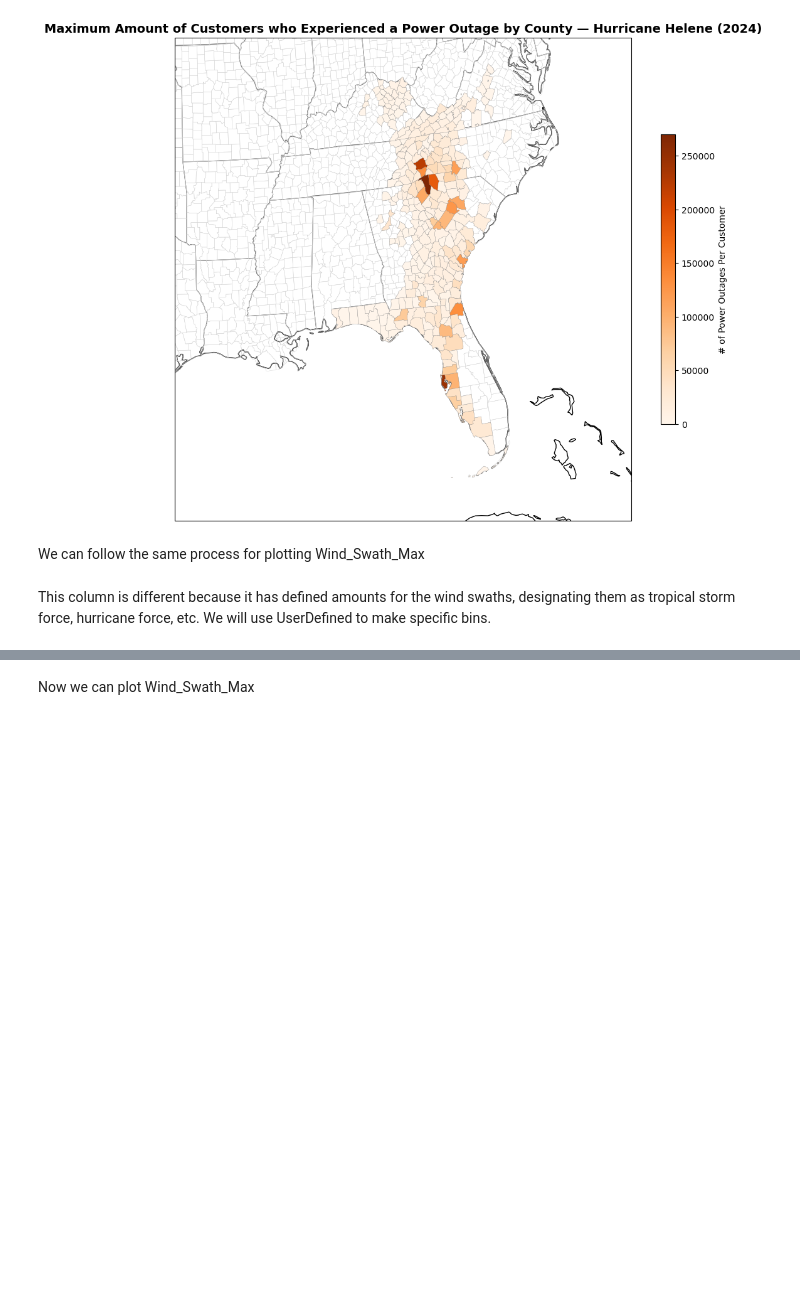
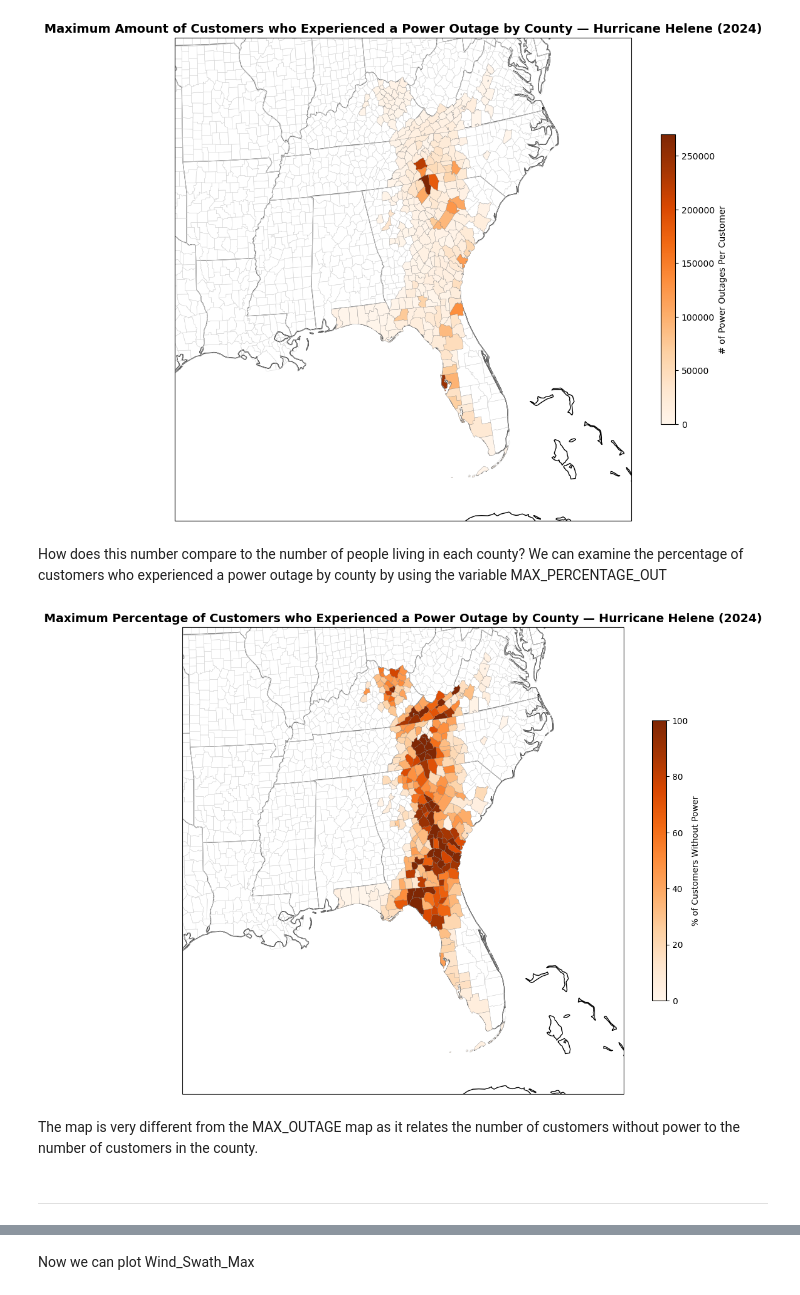
Before and after one commit to DAES433533/bluegreen, a Jupyter notebook: notebooks/helene_emergency_impacts.ipynb, the cells around one changed output, grey strips where cells are left out. Drawn from its saved outputs; the diff is of its cells as text; code cells hidden in the pictures; blank space fills up the shorter version.

```diff
--- a/notebooks/helene_emergency_impacts.ipynb
+++ b/notebooks/helene_emergency_impacts.ipynb
@@ -274,7 +275,44 @@ plt.title('Maximum Amount of Customers who Experienced a Power Outage by County
 plt.show()
 # %% [output]
 [figure]
-# %% [markdown]
-We can follow the same process for plotting Wind_Swath_Max
-# %% [markdown]
-This column is different because it has defined amounts for the wind swaths, designating them as tropical storm force, hurricane force, etc. We will use UserDefined to make specific bins.
+# %% [markdown]
+How does this number compare to the number of people living in each county? We can examine the percentage of customers who experienced a power outage by county by using the variable MAX_PERCENTAGE_OUT
+# %%
+#plot data
+fig = plt.figure(figsize=(12, 10))
+
+#define projection and southeast US
+ax = plt.axes(projection=ccrs.LambertConformal())
+ax.set_extent([-95, -75, 24, 39], crs=ccrs.PlateCarree())
+
+#add geographic features
+ax.add_feature(cfeature.STATES.with_scale('50m'), linewidth=0.7, edgecolor='grey', zorder=1)
+ax.add_feature(cfeature.COASTLINE.with_scale('50m'), zorder=0)
+ax.add_feature(cfeature.BORDERS.with_scale('50m'), zorder=1)
+
+#add US counties
+ax.add_feature(USCOUNTIES.with_scale('20m'), facecolor='none', edgecolor='lightgray', linewidth=0.3, zorder=1)
+
+#plot counties shaded by poverty rate
+helene_merged.plot(
+    column='MAX_PERCENTAGE_OUT',
+    cmap='Oranges',
+    linewidth=0.2,
+    edgecolor='gray',
+    legend=True,
+    legend_kwds={'label': "% of Customers Without Power", 'shrink': 0.6},
+    transform=ccrs.PlateCarree(),
+    ax=ax,
+    zorder=2
+)
+
+#add title
+plt.title('Maximum Percentage of Customers who Experienced a Power Outage by County — Hurricane Helene (2024)', fontsize=14, weight='bold')
+
+plt.show()
+# %% [output]
+[figure, added]
+# %% [markdown]
+The map is very different from the MAX_OUTAGE map as it relates the number of customers without power to the number of customers in the county.
+# %% [markdown]
+---
```
Also changed, not shown: parts of 6 cells of this notebook, 2 other files.
